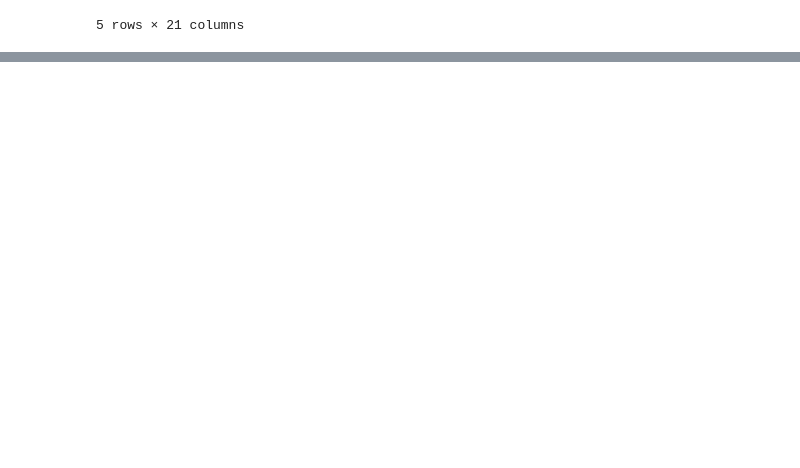
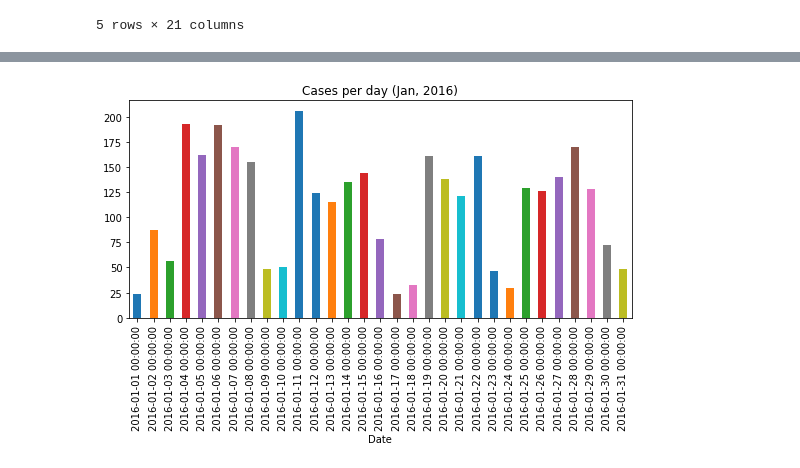
Before and after one commit to lwdee/Springboard, a Jupyter notebook: Capstone/Capstone_1_Data_Wrangling.ipynb, the cells around one changed output, grey strips where cells are left out. Cells and saved outputs as stored; diff of their text form; code cells hidden in the pictures; blank space fills up the shorter version.

```diff
--- a/Capstone/Capstone_1_Data_Wrangling.ipynb
+++ b/Capstone/Capstone_1_Data_Wrangling.ipynb
@@ -502,0 +497,3 @@ df1617weather.to_csv('311_clean.csv')
+# %%
+df = pd.read_csv('311_clean.csv', index_col=[0,1], parse_dates = ['Date', 'closed_date', 'open_date'])
+df.head()
@@ -502,0 +625,5 @@ df1617weather.to_csv('311_clean.csv')
+# %%
+# Reorder and remove columns (case_id, type_name, 'open_date', 'open_time')
+df = df[['status', 'closed_date', 'days_open', 'reason', 'subject', 'title', 'enquiry_type_id',
+       'x_coord', 'y_coord', 'x_geom', 'y_geom', 'object_id',
+       'max_temp', 'min_temp', 'precipitation', 'snow', 'snow_depth']]
@@ -502,0 +679,9 @@ df1617weather.to_csv('311_clean.csv')
+# %%
+cases_per_day_jan16 = df.loc['2016-01'].groupby('Date')['subject'].count()
+#cases_per_day
+# %%
+# View plot of number of cases per day
+cases_per_day_jan16.plot(kind = 'bar', title = 'Cases per day (Jan, 2016)', figsize = (9,4))
+plt.show()
+# %% [output]
+[figure, added]
```
Also changed, not shown: parts of 26 cells of this notebook.
